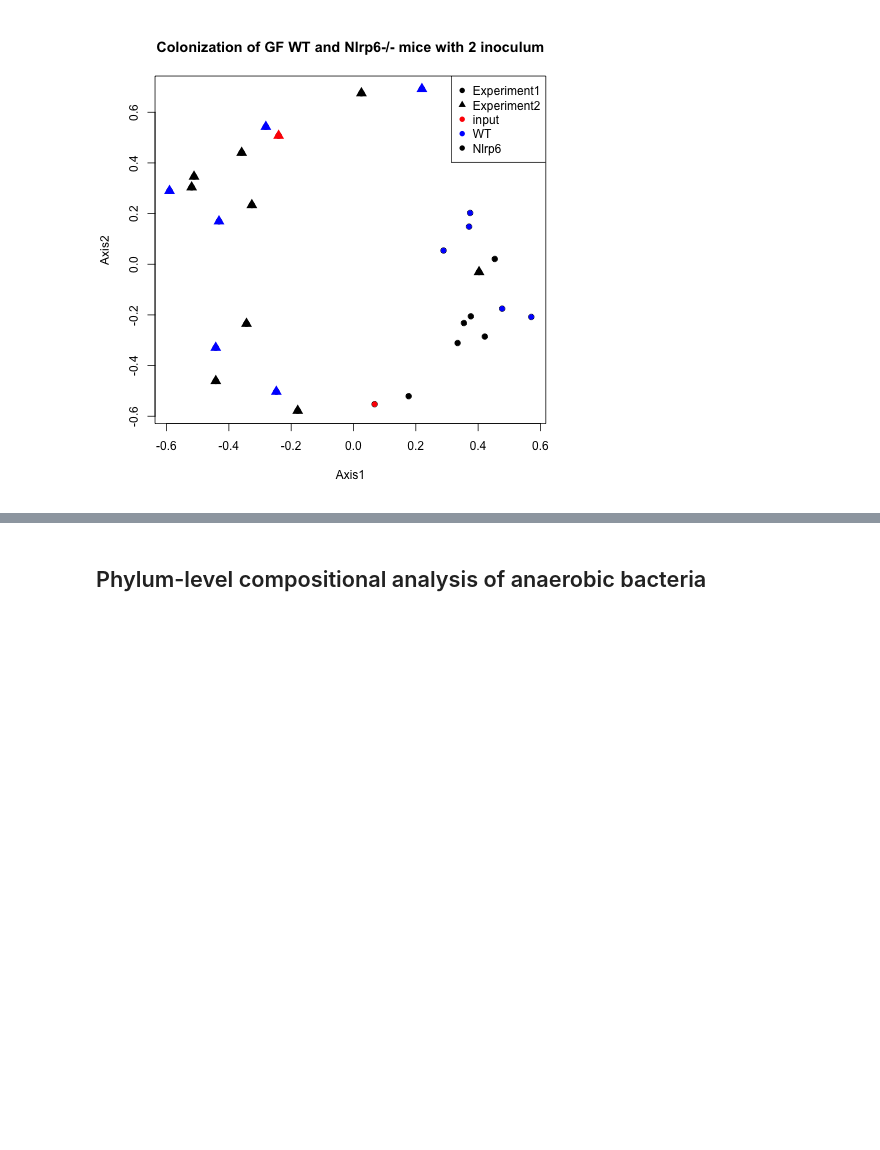
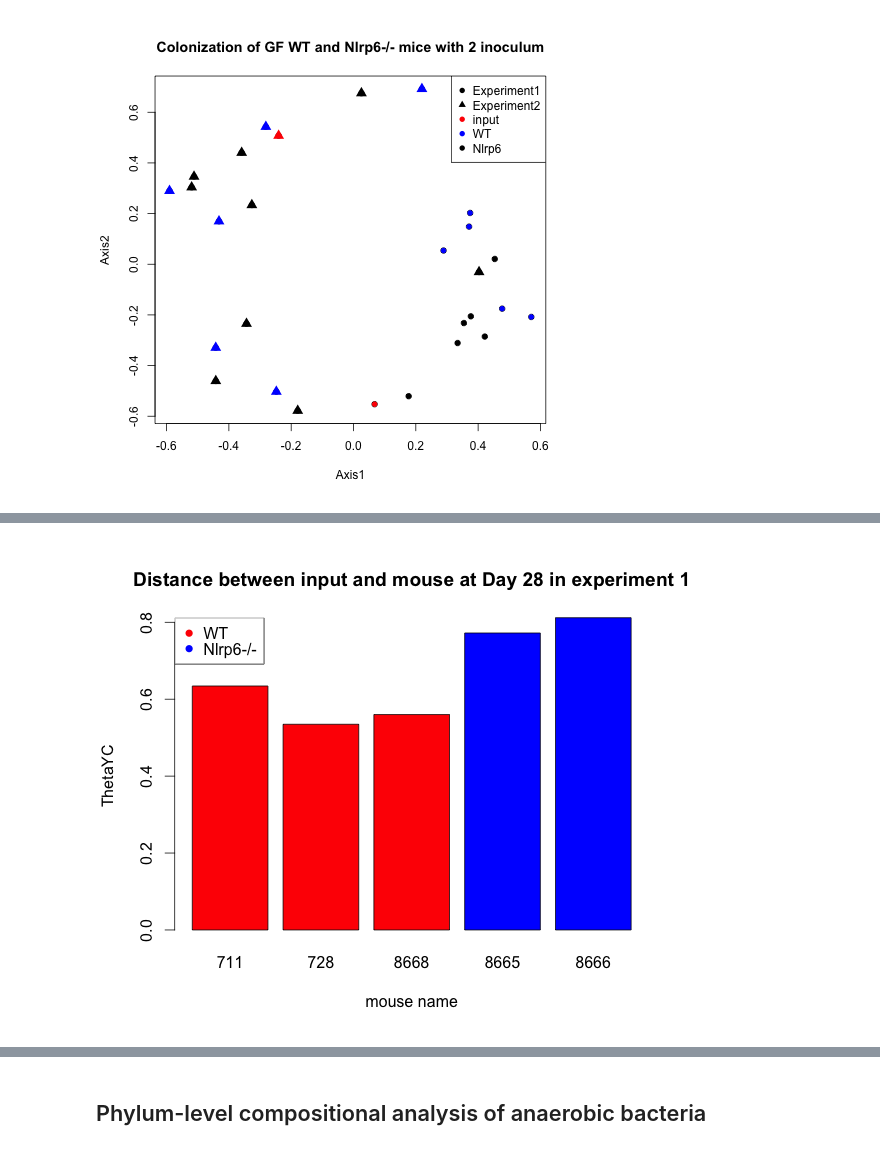
Before and after one commit to SchlossLab/Nlrp6_analysis, a Jupyter notebook: Nlrp6_analysis.ipynb, the cells around one changed output, grey strips where cells are left out. Cells and saved outputs as stored; diff of their text form; code cells hidden in the pictures; blank space fills up the shorter version.

Commit message:
Added statistics for colonization and thetayc graph

```diff
--- a/Nlrp6_analysis.ipynb
+++ b/Nlrp6_analysis.ipynb
@@ -352,0 +359,6 @@ legend('topright', col=c('black', 'black', 'red', 'blue', 'black'), legend=c('Ex
+# %%
+from IPython.display import Image
+
+Image(filename='/Users/Amanda/Documents/grace/Nlrp6/analysis/figures/distance.exp1.png')
+# %% [output]
+[figure, added]
```
Also changed, not shown: parts of 5 cells of this notebook.
